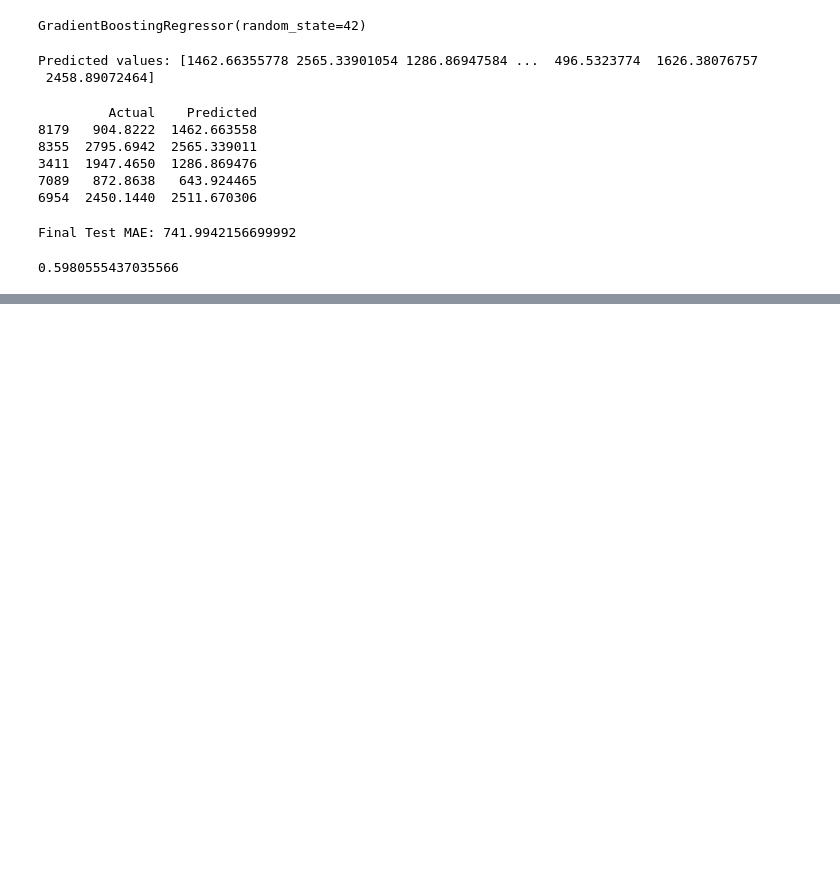
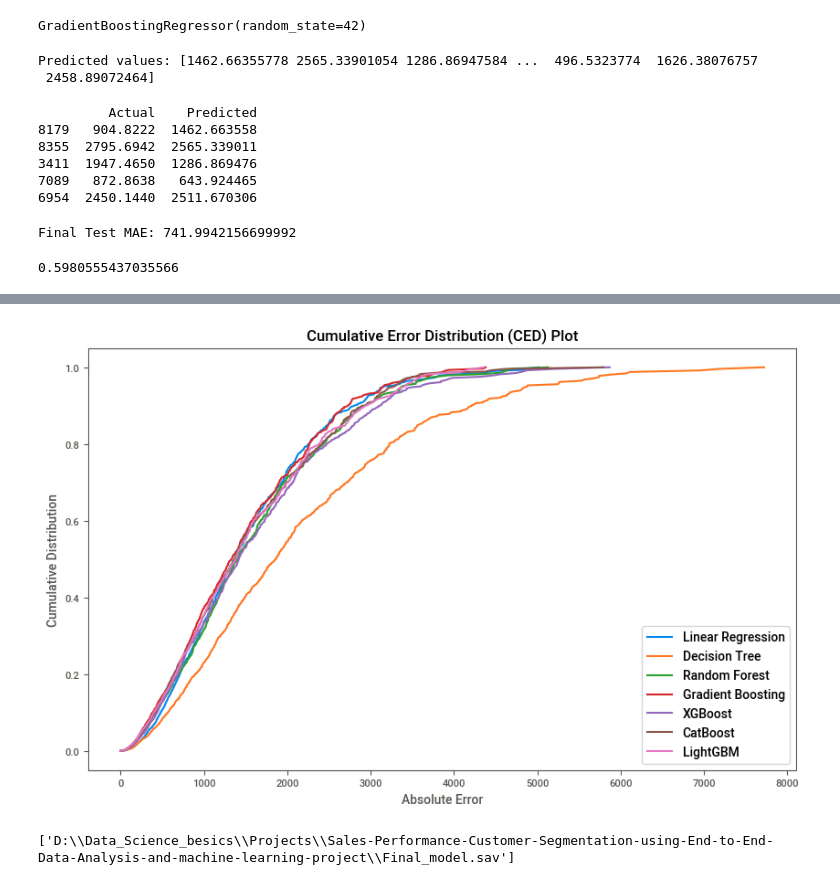
Before and after one commit to uttkarshagupta/Sales-Performance-Customer-Segmentation-using-End-to-End-Data-Analysis-and-machine-learning-project, a Jupyter notebook: Sales_Prediction.ipynb, the cells around one changed output, grey strips where cells are left out. Drawn from its saved outputs; the diff is of its cells as text; code cells hidden in the pictures; blank space fills up the shorter version.

Commit message:
Model Saved

```diff
--- a/Sales_Prediction.ipynb
+++ b/Sales_Prediction.ipynb
@@ -619,0 +632,18 @@ r2_score(Y_test,y_pred)
+# %%
+import numpy as np
+
+plt.figure(figsize=(10, 6))
+for model_name, model in models.items():
+    y_pred = model.predict(X_test_std)
+    errors = np.abs(Y_test - y_pred)
+    sorted_errors = np.sort(errors)
+    cumulative_errors = np.cumsum(sorted_errors) / np.sum(sorted_errors)
+    plt.plot(sorted_errors, cumulative_errors, label=model_name)
+
+plt.xlabel("Absolute Error")
+plt.ylabel("Cumulative Distribution")
+plt.title("Cumulative Error Distribution (CED) Plot")
+plt.legend(loc="lower right")
+plt.show()
+# %% [output]
+[figure, added]
@@ -619,0 +654,4 @@ r2_score(Y_test,y_pred)
+# %%
+joblib.dump(final_model, r'D:\Data_Science_besics\Projects\Sales-Performance-Customer-Segmentation-using-End-to-End-Data-Analysis-and-machine-learning-project\Final_model.sav')
+# %% [output]
+['D:\\Data_Science_besics\\Projects\\Sales-Performance-Customer-Segmentation-using-End-to-End-Data-Analysis-and-machine-learning-project\\Final_model.sav']
```
Also changed, not shown: parts of 4 cells of this notebook, 1 other file.
